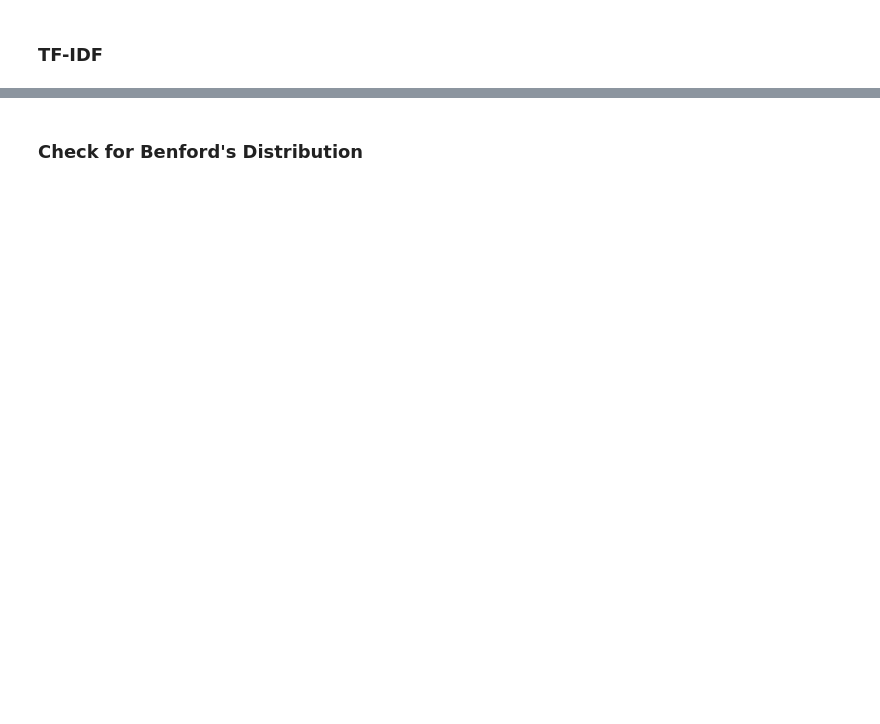
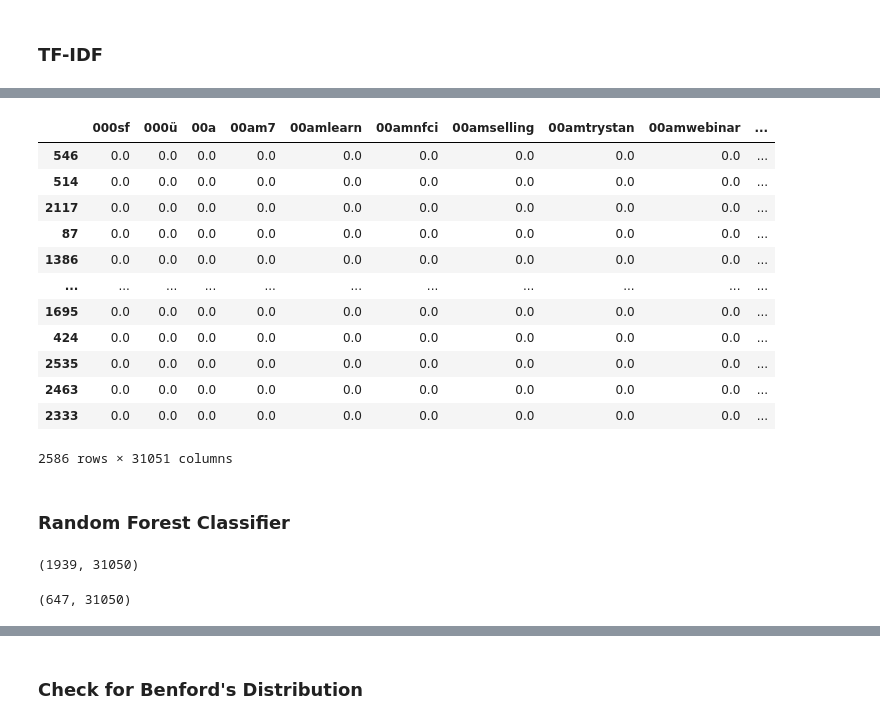
Before and after one commit to nicleong27/Detecting_Fraud, a Jupyter notebook: david_eda.ipynb, the cells around one changed output, grey strips where cells are left out. Drawn from its saved outputs; the diff is of its cells as text; code cells hidden in the pictures; blank space fills up the shorter version.

```diff
--- a/david_eda.ipynb
+++ b/david_eda.ipynb
@@ -373,0 +443,18 @@ df
+# %%
+df_tfidf
+# %% [output]
+|  | 000sf | 000ü | 00a | 00am7 | 00amlearn | 00amnfci | 00amselling | 00amtrystan | 00amwebinar | ... |
+| 546 | 0.0 | 0.0 | 0.0 | 0.0 | 0.0 | 0.0 | 0.0 | 0.0 | 0.0 | ... |
+| 514 | 0.0 | 0.0 | 0.0 | 0.0 | 0.0 | 0.0 | 0.0 | 0.0 | 0.0 | ... |
+| 2117 | 0.0 | 0.0 | 0.0 | 0.0 | 0.0 | 0.0 | 0.0 | 0.0 | 0.0 | ... |
+| 87 | 0.0 | 0.0 | 0.0 | 0.0 | 0.0 | 0.0 | 0.0 | 0.0 | 0.0 | ... |
+| 1386 | 0.0 | 0.0 | 0.0 | 0.0 | 0.0 | 0.0 | 0.0 | 0.0 | 0.0 | ... |
+| ... | ... | ... | ... | ... | ... | ... | ... | ... | ... | ... |
+| 1695 | 0.0 | 0.0 | 0.0 | 0.0 | 0.0 | 0.0 | 0.0 | 0.0 | 0.0 | ... |
+| 424 | 0.0 | 0.0 | 0.0 | 0.0 | 0.0 | 0.0 | 0.0 | 0.0 | 0.0 | ... |
+| 2535 | 0.0 | 0.0 | 0.0 | 0.0 | 0.0 | 0.0 | 0.0 | 0.0 | 0.0 | ... |
+| 2463 | 0.0 | 0.0 | 0.0 | 0.0 | 0.0 | 0.0 | 0.0 | 0.0 | 0.0 | ... |
+| 2333 | 0.0 | 0.0 | 0.0 | 0.0 | 0.0 | 0.0 | 0.0 | 0.0 | 0.0 | ... |
+2586 rows × 31051 columns
+# %% [markdown]
+### Random Forest Classifier
@@ -373,0 +471,8 @@ df
+# %%
+X_train.shape
+# %% [output]
+(1939, 31050)
+# %%
+X_test.shape
+# %% [output]
+(647, 31050)
```
Also changed, not shown: parts of 46 cells of this notebook.
